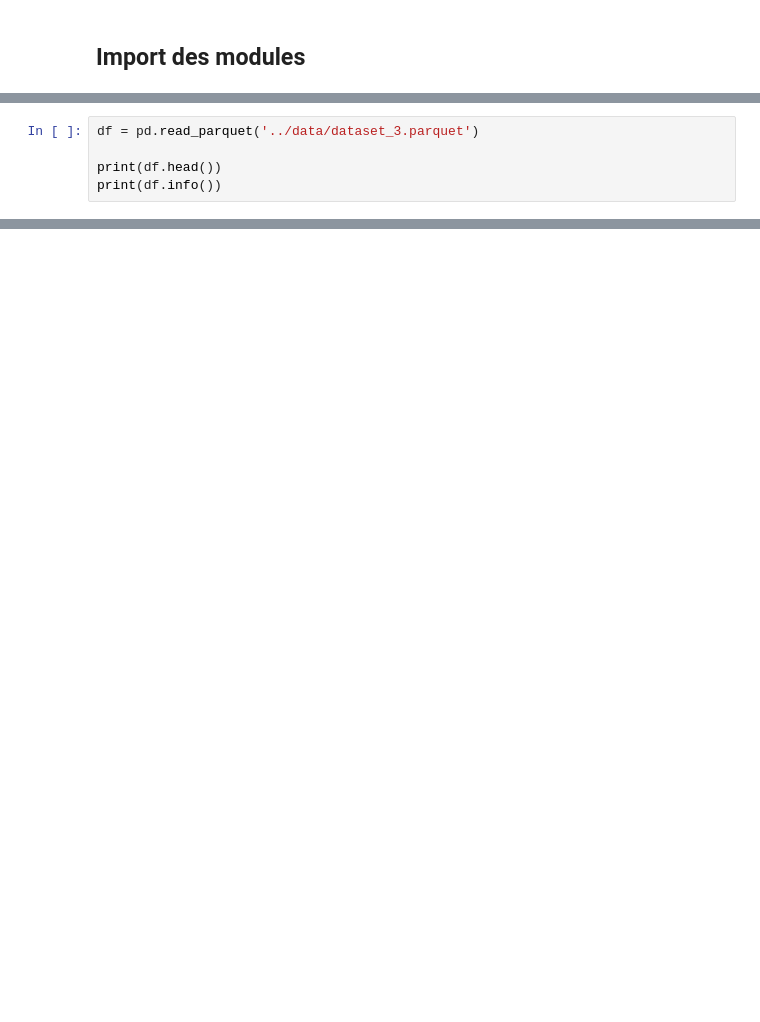
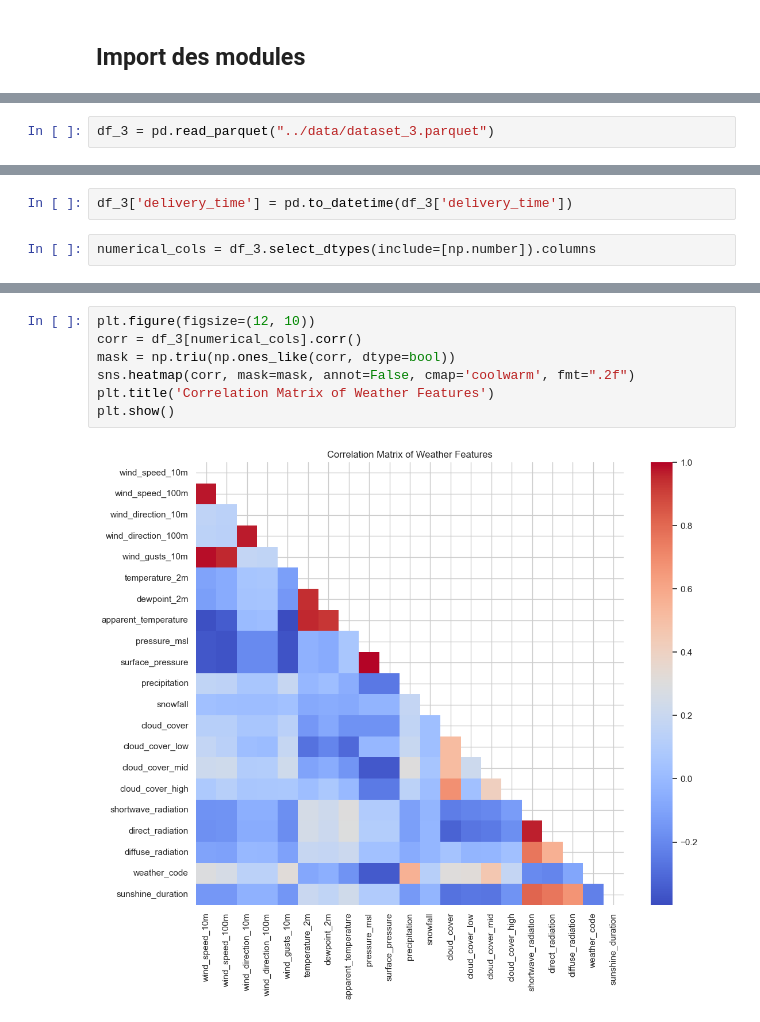
Before and after one commit to zzac/Wind-Power-Production-Forecast, a Jupyter notebook: notebooks/analysis_dataset_3.ipynb, the cells around one changed output, grey strips where cells are left out. Drawn from its saved outputs; the diff is of its cells as text; blank space fills up the shorter version.

```diff
--- a/notebooks/analysis_dataset_3.ipynb
+++ b/notebooks/analysis_dataset_3.ipynb
@@ -9,5 +12,2 @@ import pandas as pd
 # %%
-df = pd.read_parquet('../data/dataset_3.parquet')
-
-print(df.head())
-print(df.info())
+df_3 = pd.read_parquet("../data/dataset_3.parquet")
@@ -31,0 +24,4 @@ None
+# %%
+df_3['delivery_time'] = pd.to_datetime(df_3['delivery_time'])
+# %%
+numerical_cols = df_3.select_dtypes(include=[np.number]).columns
@@ -31,0 +48,9 @@ None
+# %%
+plt.figure(figsize=(12, 10))
+corr = df_3[numerical_cols].corr()
+mask = np.triu(np.ones_like(corr, dtype=bool))
+sns.heatmap(corr, mask=mask, annot=False, cmap='coolwarm', fmt=".2f")
+plt.title('Correlation Matrix of Weather Features')
+plt.show()
+# %% [output]
+[figure, added]
```
Also changed, not shown: parts of 13 cells of this notebook, 1 other file.
